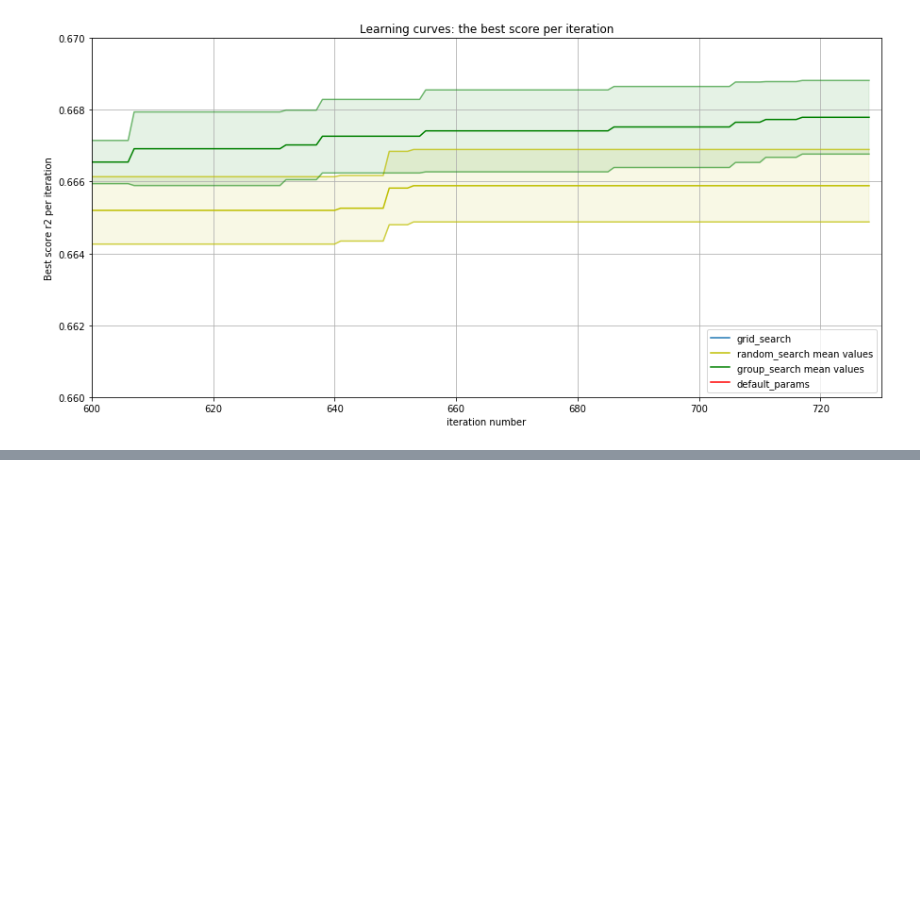
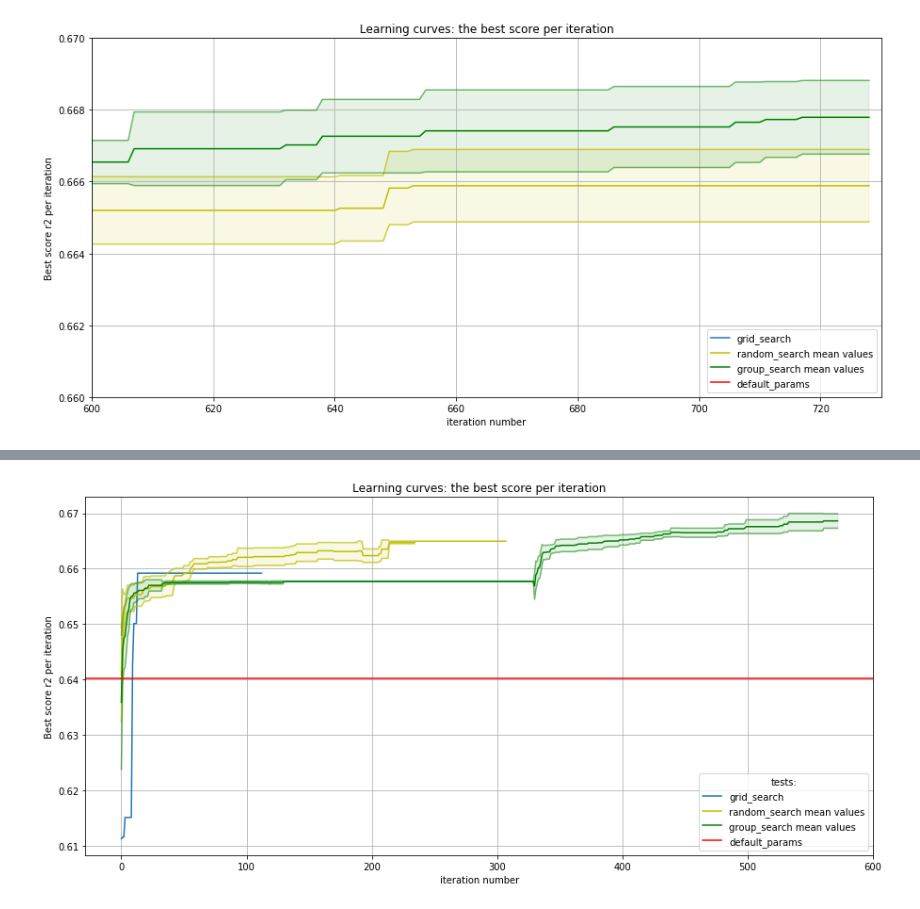
Before and after one commit to HollowPrincess/GradBoostOptim, a Jupyter notebook: xgboost_test_1_analysis.ipynb, the cells around one changed output, grey strips where cells are left out. Saved outputs shown, nothing was run; the diff lists cells and outputs as text; code cells hidden in the pictures; blank space fills up the shorter version.

```diff
--- a/xgboost_test_1_analysis.ipynb
+++ b/xgboost_test_1_analysis.ipynb
@@ -40,0 +54,2 @@ df = pd.concat([grid_df, group_df, random_df], sort=False)
+# %%
+time_cols.extend(['experiment_name', 'run_number'])
@@ -259,0 +378,18 @@ plt.show()
+# %%
+## RANDOM_SEARCH
+#get best scores per itration for each random_search performance:
+random_df_stopped=pd.DataFrame([])
+for i in random_df.run_number.unique():
+    tmp=pd.DataFrame(random_df.loc[random_df.run_number==i, "mean_test_score"].copy().cummax())
+    tmp["iter_num"]=random_df.loc[random_df.run_number==i, "iter_num"]
+    curr_max=tmp.groupby("mean_test_score").count().reset_index()
+    max_score=curr_max.loc[curr_max["iter_num"]>=100, "mean_test_score"].values[0]
+
+    tmp_before=tmp.loc[tmp["mean_test_score"]<max_score] #get steps before stop criterion
+    tmp_stop=tmp.loc[tmp["mean_test_score"]==max_score].sort_values(by="iter_num")
+    tmp_stop=tmp_stop.iloc[:100]
+    df_stopped=pd.concat([tmp_before, tmp_stop], sort = False)
+    df_stopped['run_number']=i
+    print(df_stopped.shape)
+
+    random_df_stopped=pd.concat([random_df_stopped, df_stopped], sort=False)
@@ -259,0 +496,73 @@ plt.show()
+# %%
+# Data with stop criterion
+# stop if the cumulative score hasn't grown in 100 iterations
+
+## GRID_SEARCH
+# get best scores per itration for grid_search performance:
+# grid_df_stopped
+
+## RANDOM_SEARCH
+# get best scores per itration for each random_search performance:
+# random_df_stopped
+
+#get mean and confidence interval value for random_search performance on iteration:
+
+z = 1.96 # for 95% conf interval (coefficient)
+# z = 1.64 # for 90% conf interval
+
+n=random_df_stopped.shape[0]/random_df_stopped.iter_num.max() # now n=9, because 4 runs were made for random search
+random_std=random_df_stopped.groupby(by="iter_num")['mean_test_score'].std() #std
+random_std=(random_std*z)/np.sqrt(n) #confidence interval value
+random_mean=random_df_stopped.groupby(by="iter_num")['mean_test_score'].mean() #mean
+
+
+## GROUP_SEARCH
+#get best scores per itration for each group_search performance (same computations):
+
+n=group_df_stopped.shape[0]/group_df_stopped.iter_num.max() # now n=10
+group_std=group_df_stopped.groupby(by="iter_num")['mean_test_score'].std()
+group_std=(group_std*z)/np.sqrt(n)
+group_std=group_std.fillna(0)
+group_mean=group_df_stopped.groupby(by="iter_num")['mean_test_score'].mean()
+
+## DEFAULT performance
+default_perf=grid_df.loc[grid_df['experiment_name']=='default params', 'mean_test_score']
+
+
+## PLOT
+plt.figure(figsize=(15,7))
+plt.grid()
+
+#grid plot:
+x=list(range(0, grid_df_stopped.shape[0]))
+plt.plot(x, grid_df_stopped['mean_test_score'], label="grid_search")
+
+#conf for random:
+x=list(range(0, random_mean.shape[0]))
+plt.plot(x, random_mean, color="y", label="random_search mean values")
+lower_random=random_mean - random_std
+upper_random=random_mean + random_std
+plt.plot(x, lower_random, alpha=0.7, color="y")
+plt.plot(x, upper_random, alpha=0.7, color="y")
+plt.fill_between(x, lower_random, upper_random, alpha=0.1, color="y")
+
+#conf for group:
+x=list(range(0, group_mean.shape[0]))
+plt.plot(x, group_mean, color="green", label="group_search mean values")
+lower_group=group_mean - group_std
+upper_group=group_mean + group_std
+plt.plot(x, lower_group, alpha=0.5, color="green")
+plt.plot(x, upper_group, alpha=0.5, color="green")
+plt.fill_between(x, lower_group, upper_group, alpha=0.1, color="green")
+
+#line for default values
+plt.axhline(default_perf.values, label="default_params", color='r')
+
+plt.legend(title='tests:')
+plt.title("Learning curves: the best score per iteration")
+plt.ylabel("Best score r2 per iteration")
+plt.xlabel("iteration number")
+plt.savefig("graphs/2_scores.jpg")
+plt.show()
+# %% [output]
+[figure, added]
```
Also changed, not shown: parts of 23 cells of this notebook, 1 other file.
